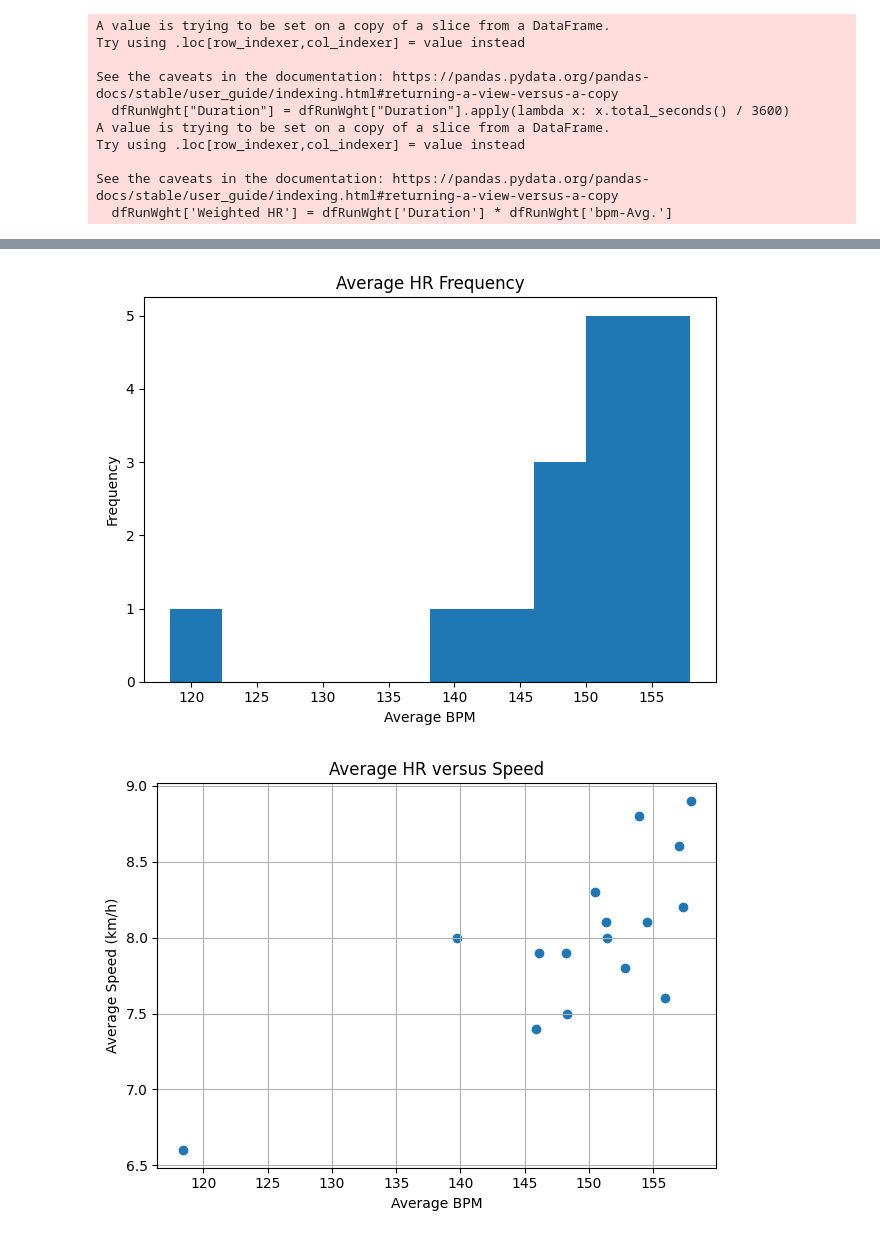
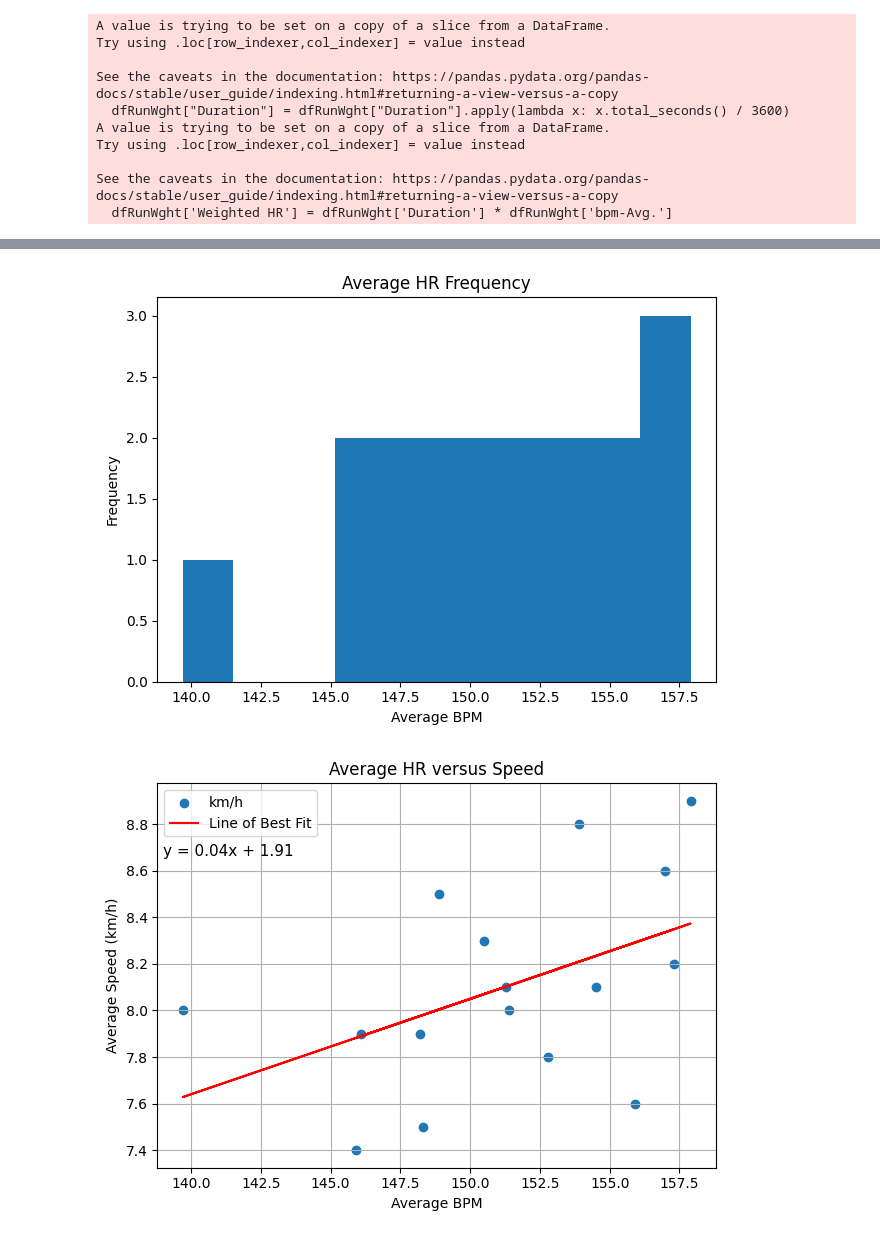
Before and after one commit to palmerac/Elevate, a Jupyter notebook: HeartWatchWorkouts.ipynb, the cells around one changed output, grey strips where cells are left out. Drawn from its saved outputs; the diff is of its cells as text; code cells hidden in the pictures.

```diff
--- a/HeartWatchWorkouts.ipynb
+++ b/HeartWatchWorkouts.ipynb
@@ -7,7 +10,7 @@ import time
 
 start = time.perf_counter()
 # %%
-df = pd.read_csv('HeartWatch-Workouts-20230717-to-20230818.csv')
+df = pd.read_csv('HeartWatch-Workouts-20230718-to-20230818.csv')
 # %%
 df = df.drop(['ISO', 'from', 'to', 'rpe', 'Load', 'bpm-lo', 'bpm-90%+-%', '90%+-mins',
               'bpm-80-90%-%', '80-90%-mins','bpm-70-80%-%', '70-80%-mins','bpm-60-70%-%',
@@ -16,6 +19,9 @@ df = df.drop(['ISO', 'from', 'to', 'rpe', 'Load', 'bpm-lo', 'bpm-90%+-%', '90%+-
 df['Duration'] = pd.to_timedelta(df['Duration'])
 df['/km'] = pd.to_timedelta(df['/km'])
 
+# Drop Run w/ Bear
+df = df.drop(19)
+
 # df.head()
 # %%
 dfRun = df[df['Type'] == 'Running']
@@ -126,18 +142,32 @@ plt.tight_layout()
 plt.savefig('Graphs/HR Frequency.png', dpi=300)
 plt.show()
 # %% [output]
-[figure, old version]
+[figure, new version]
 # %%
+# Line of Best Fit
+# Fit a linear regression line to the data
+degree = 1
+coefficients = np.polyfit(dfRun['bpm-Avg.'], dfRun['km/h'], degree)
+slope = coefficients[0]
+intercept = coefficients[1]
+# Calculate the predicted y-values using the line equation
+predicted_y = slope * dfRun['bpm-Avg.'] + intercept
+equation = f'y = {slope:.2f}x + {intercept:.2f}'
+
+# Plot
 plt.scatter('bpm-Avg.', 'km/h', data=dfRun)
+plt.plot(dfRun['bpm-Avg.'], predicted_y, color='red', label='Line of Best Fit')
 plt.xlabel('Average BPM')
 plt.ylabel('Average Speed (km/h)')
 plt.title('Average HR versus Speed')
+plt.text(0.01, 0.81, equation, fontsize=11, transform=plt.gca().transAxes)
 plt.grid(True)
+plt.legend()
 plt.tight_layout()
 plt.savefig('Graphs/SpeedvsHR.png', dpi=300)
 plt.show()
 # %% [output]
-[figure, old version]
+[figure, new version]
 # %%
 print(f'Runs: {num_runs}')
 print(f'Runs over 5k(%): {ovr_5k} ({povr_5k}%)')
```
Also changed, not shown: parts of 6 cells of this notebook, 5 other files.
